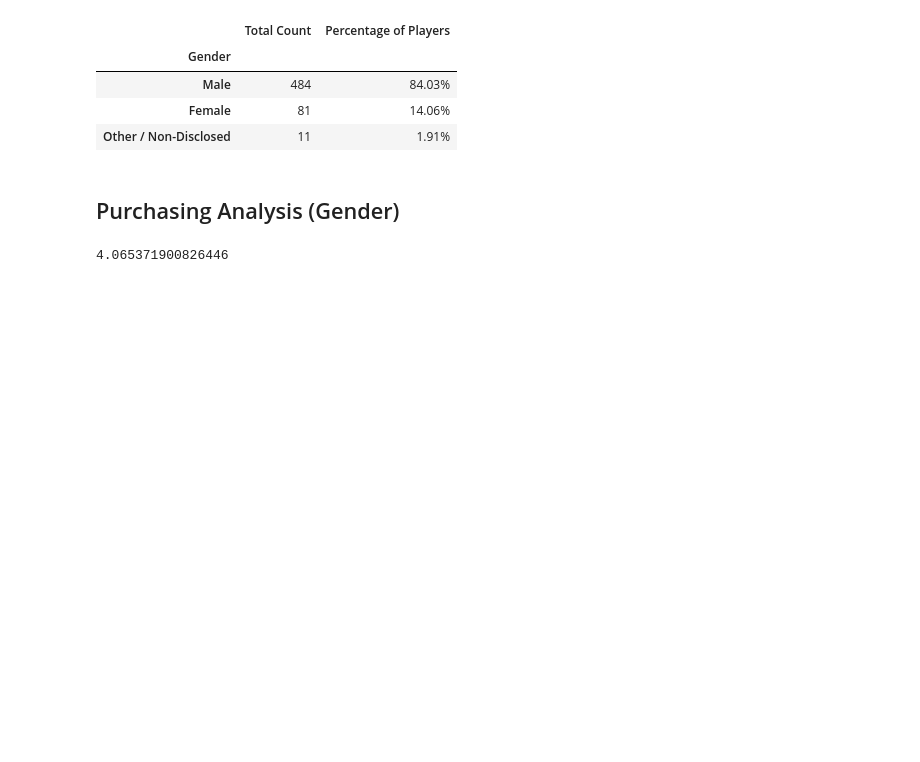
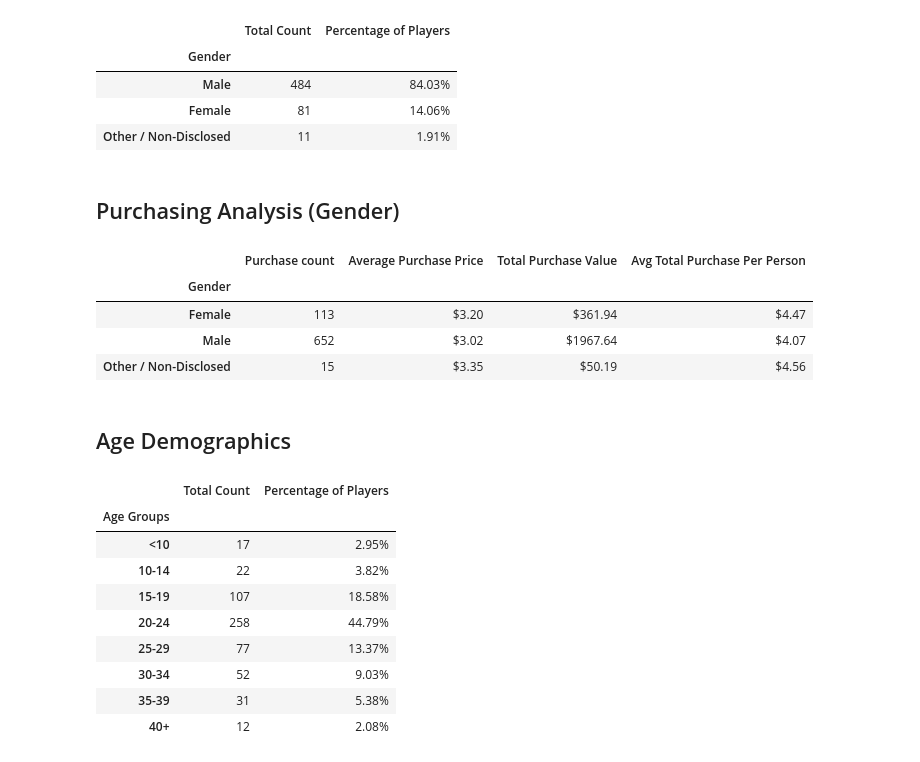
Before and after one commit to FaresKazemi/pandas-challenge, a Jupyter notebook: HeroesOfPymoli/Game.ipynb, the cells around one changed output. Cells and saved outputs as stored; diff of their text form; code cells hidden in the pictures; blank space fills up the shorter version.

```diff
--- a/HeroesOfPymoli/Game.ipynb
+++ b/HeroesOfPymoli/Game.ipynb
@@ -103,6 +103,43 @@ Average_TPPP_male= (TPurchase_value_M/Male_count)
 Average_TPPP_female= (TPurchase_value_F/Female_count)
 Average_TPPP_Other = (TPurchase_value_O/Other_count)
 #Create data frame
-Purchasing_Analysis_Gender_df = pd.DataFrame({"Gender": ["Male","Female","Other / Non-Disclosed"],"Purchase count": [Male_count,Female_count,Other_count],"Percentage of Players": [Percentage_male,Percentage_female,Percentage_other]})
+Purchasing_Analysis_Gender_df = pd.DataFrame({"Gender": ["Female","Male","Other / Non-Disclosed"],"Purchase count": [Purchase_Cfemale,Purchase_Cmale,Purchase_Cother],"Average Purchase Price": [Average_Female,Average_Male,Average_other],"Total Purchase Value":[TPurchase_value_F,TPurchase_value_M,TPurchase_value_O],"Avg Total Purchase Per Person":[Average_TPPP_female,Average_TPPP_male,Average_TPPP_Other]})
+#Format table and values
+P_analysis_final = Purchasing_Analysis_Gender_df.set_index("Gender")
+P_analysis_final.style.format({"Average Purchase Price":"${:.2f}","Total Purchase Value":"${:.2f}","Avg Total Purchase Per Person":"${:.2f}"})
 # %% [output]
-4.065371900826446
+|  | Purchase count | Average Purchase Price | Total Purchase Value | Avg Total Purchase Per Person |
+| Gender |  |  |  |  |
+| Female | 113 | $3.20 | $361.94 | $4.47 |
+| Male | 652 | $3.02 | $1967.64 | $4.07 |
+| Other / Non-Disclosed | 15 | $3.35 | $50.19 | $4.56 |
+# %% [markdown]
+## Age Demographics
+# %%
+Demo_new = purchase_data.loc[:,["SN","Age"]]
+Demo_new = Demo_new.drop_duplicates()
+#Demo_new
+
+bins = [0,9.9,14.9,19.9,24.9,29.9,34.9,39.9,50]
+bins_names = ["<10", "10-14", "15-19", "20-24", "25-29", "30-34", "35-39", "40+"]
+Demo_new["Age Groups"] = pd.cut(Demo_new["Age"], bins, labels=bins_names)
+Demo_new.head(10)
+
+agegroup = Demo_new.groupby("Age Groups")
+tot_count = agegroup["Age"].count()
+percent_age = tot_count / Total_Player
+
+#Dataframe and subsequent editing
+age_demo = pd.DataFrame({"Total Count":tot_count, "Percentage of Players":percent_age})
+age_demo.style.format({"Percentage of Players":"{:.2%}"})
+# %% [output]
+|  | Total Count | Percentage of Players |
+| Age Groups |  |  |
+| <10 | 17 | 2.95% |
+| 10-14 | 22 | 3.82% |
+| 15-19 | 107 | 18.58% |
+| 20-24 | 258 | 44.79% |
+| 25-29 | 77 | 13.37% |
+| 30-34 | 52 | 9.03% |
+| 35-39 | 31 | 5.38% |
+| 40+ | 12 | 2.08% |
```
Also changed, not shown: parts of 8 cells of this notebook.
